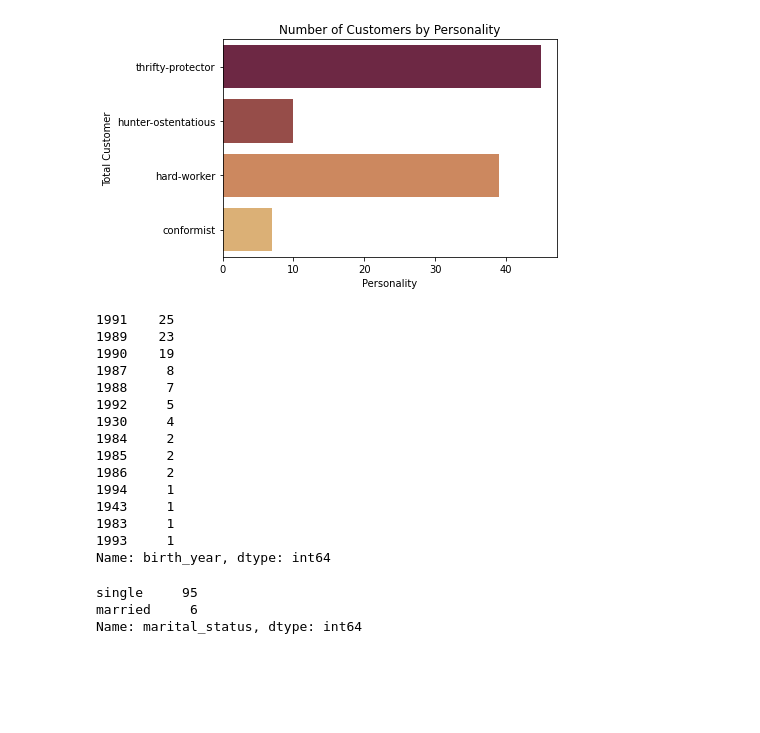
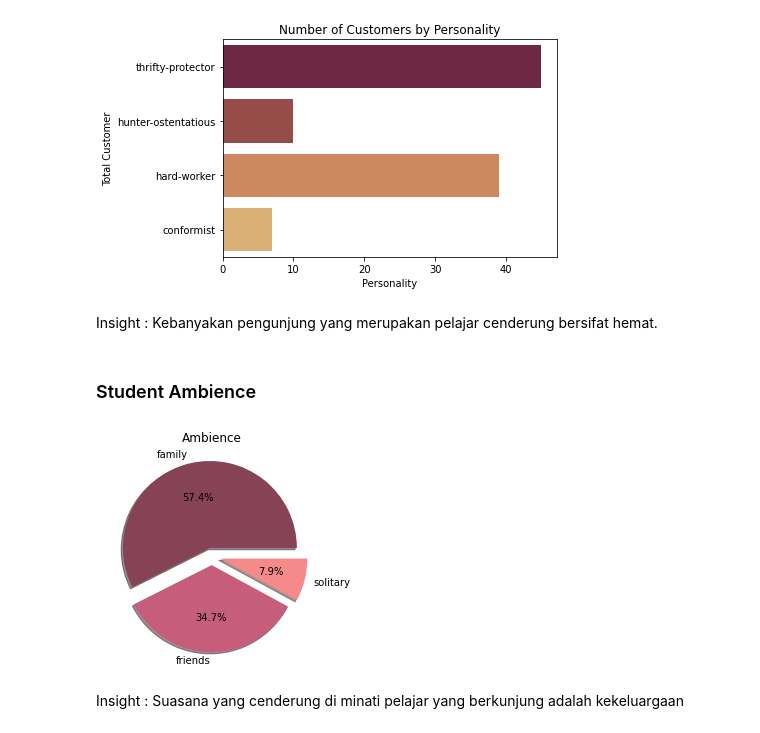
Before and after one commit to crzysab/Stupen-Task, a Jupyter notebook: Task3_Group1.ipynb, the cells around one changed output. Drawn from its saved outputs; the diff is of its cells as text; code cells hidden in the pictures; blank space fills up the shorter version.

```diff
--- a/Task3_Group1.ipynb
+++ b/Task3_Group1.ipynb
@@ -327,27 +358,18 @@ ax.set_ylabel('Total Customer')
 # %% [output]
 Text(0, 0.5, 'Total Customer')
 [figure]
-# %%
-df2['birth_year'].value_counts()
-# %% [output]
-1991    25
-1989    23
-1990    19
-1987     8
-1988     7
-1992     5
-1930     4
-1984     2
-1985     2
-1986     2
-1994     1
-1943     1
-1983     1
-1993     1
-Name: birth_year, dtype: int64
-# %%
-df2['marital_status'].value_counts()
-# %% [output]
-single     95
-married     6
-Name: marital_status, dtype: int64
+# %% [markdown]
+Insight : Kebanyakan pengunjung yang merupakan pelajar cenderung bersifat hemat.
+# %% [markdown]
+### Student Ambience
+# %%
+cols = ['#874356','#C65D7B','#F68989']
+data = pd.DataFrame(df2['ambience'].value_counts())
+data = data.reset_index()
+plt.pie(data['ambience'], labels=data['index'], autopct='%1.1f%%', colors = cols, shadow = True, explode = (0.1, 0.1, 0.1))
+plt.title('Ambience')
+plt.show()
+# %% [output]
+[figure, added]
+# %% [markdown]
+Insight : Suasana yang cenderung di minati pelajar yang berkunjung adalah kekeluargaan
```
Also changed, not shown: parts of 22 cells of this notebook.
